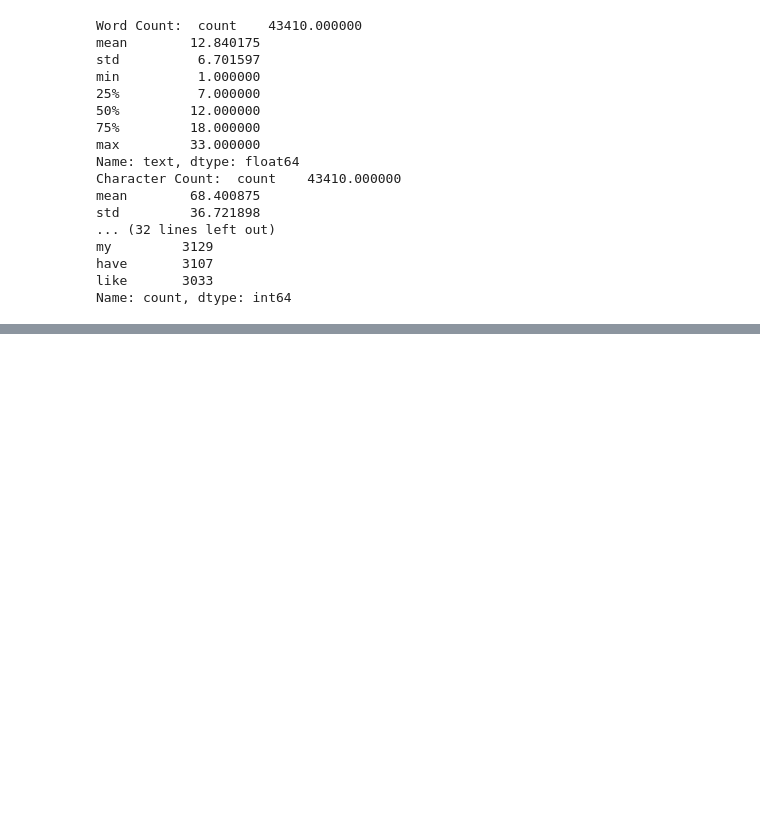
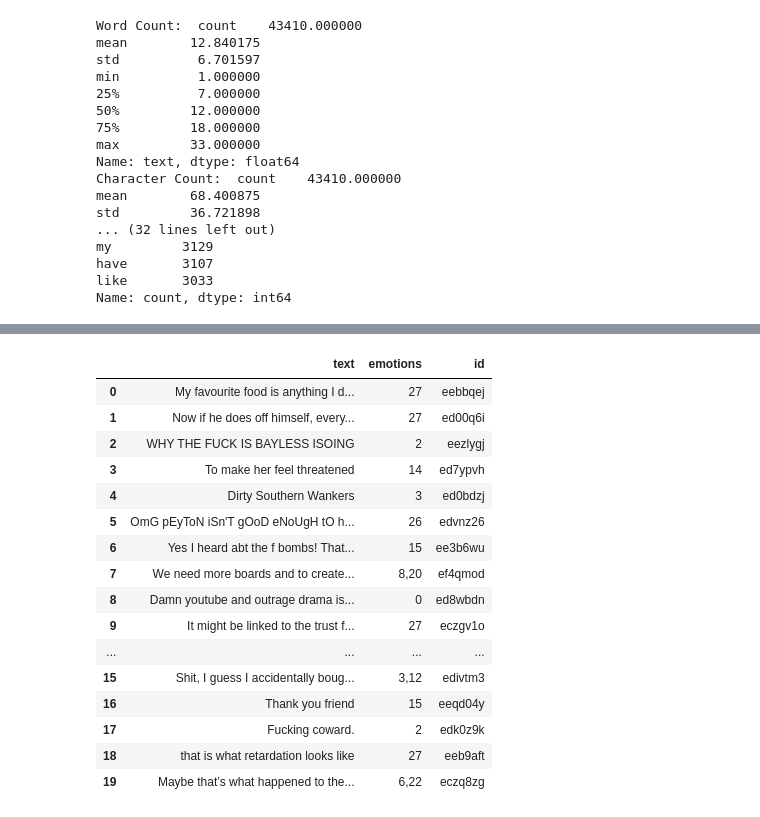
Before and after one commit to jeffreykthomas/AAI-540-Final, a Jupyter notebook: notebook.ipynb, the cells around one changed output, grey strips where cells are left out. Saved outputs shown, nothing was run; the diff lists cells and outputs as text; code cells hidden in the pictures; blank space fills up the shorter version.

```diff
--- a/notebook.ipynb
+++ b/notebook.ipynb
@@ -129,0 +484,24 @@ plt.show()
+# %%
+column_names = ['text', 'emotions', 'id']
+train_data_obj = s3.get_object(Bucket=bucket_name, Key='data/train.tsv')
+train_df = pd.read_csv(io.BytesIO(train_data_obj['Body'].read()), delimiter='\t', header=None, names=column_names)
+
+train_df.head(20)
+# %% [output]
+|  | text | emotions | id |
+| 0 | My favourite food is anything I d... | 27 | eebbqej |
+| 1 | Now if he does off himself, every... | 27 | ed00q6i |
+| 2 | WHY THE FUCK IS BAYLESS ISOING | 2 | eezlygj |
+| 3 | To make her feel threatened | 14 | ed7ypvh |
+| 4 | Dirty Southern Wankers | 3 | ed0bdzj |
+| 5 | OmG pEyToN iSn'T gOoD eNoUgH tO h... | 26 | edvnz26 |
+| 6 | Yes I heard abt the f bombs! That... | 15 | ee3b6wu |
+| 7 | We need more boards and to create... | 8,20 | ef4qmod |
+| 8 | Damn youtube and outrage drama is... | 0 | ed8wbdn |
+| 9 | It might be linked to the trust f... | 27 | eczgv1o |
+| ... | ... | ... | ... |
+| 15 | Shit, I guess I accidentally boug... | 3,12 | edivtm3 |
+| 16 | Thank you friend | 15 | eeqd04y |
+| 17 | Fucking coward. | 2 | edk0z9k |
+| 18 | that is what retardation looks like | 27 | eeb9aft |
+| 19 | Maybe that’s what happened to the... | 6,22 | eczq8zg |
```
Also changed, not shown: parts of 28 cells of this notebook.
